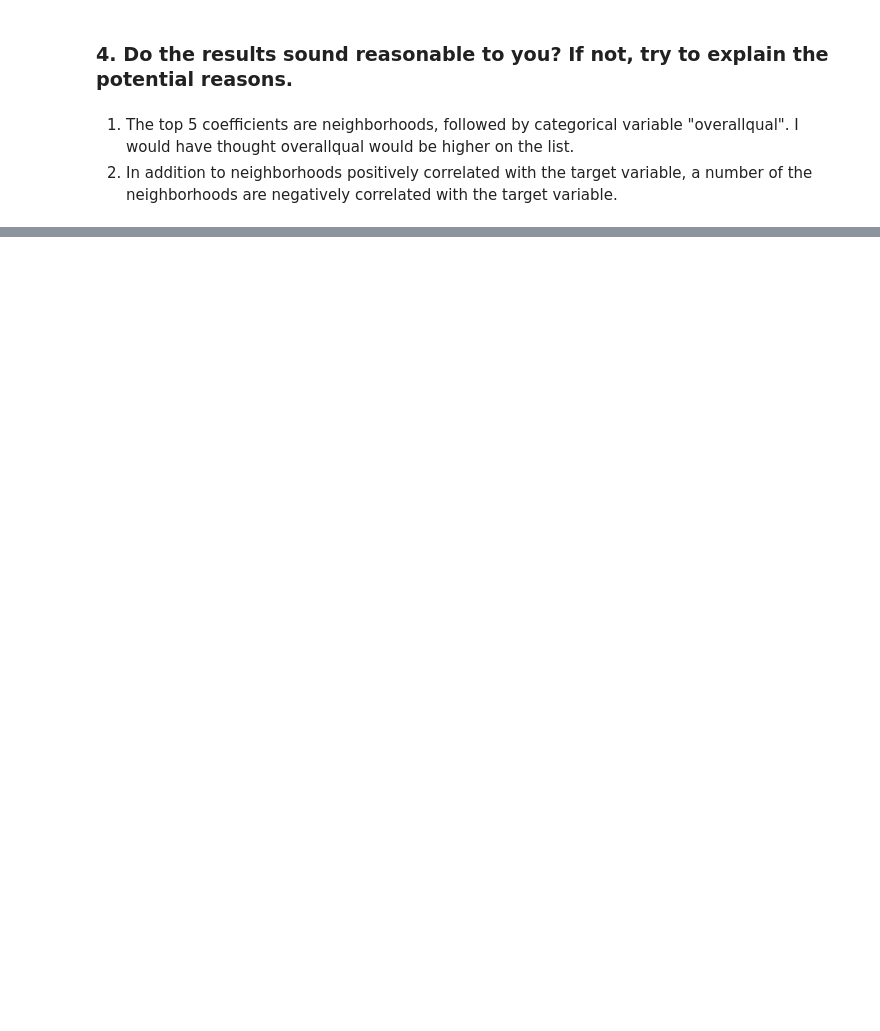
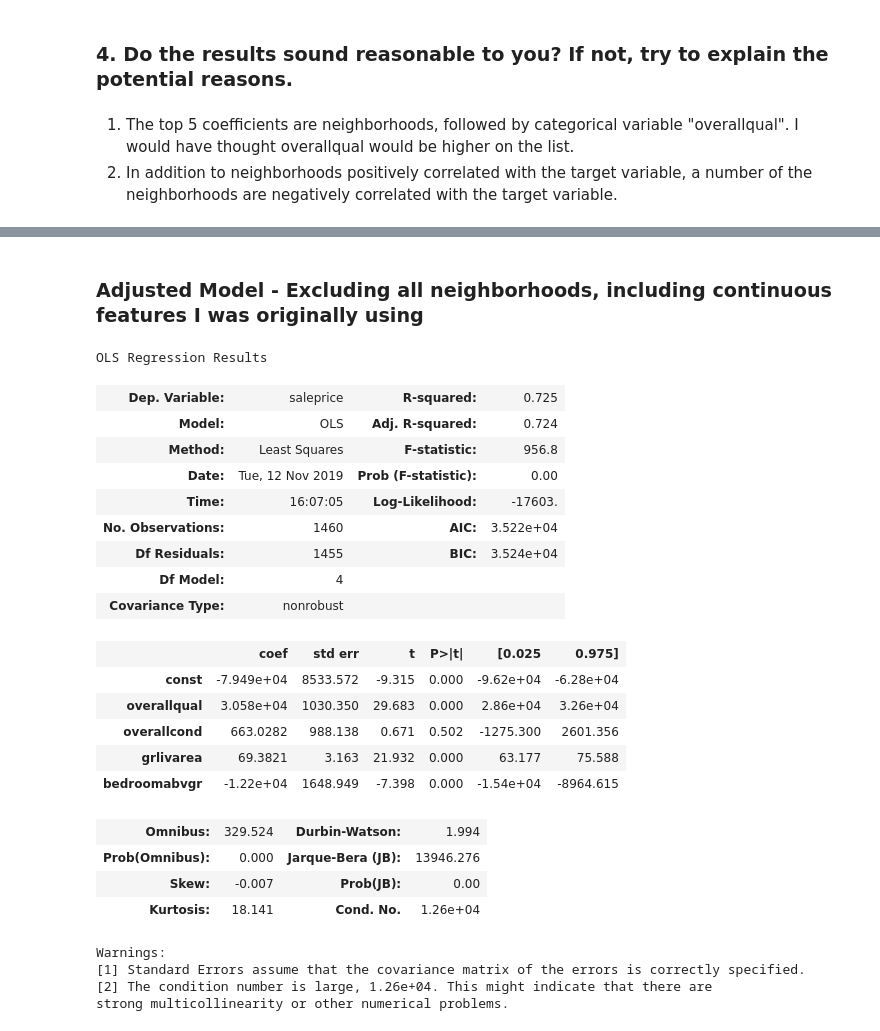
Before and after one commit to mrkjhsn/Thinkful-Exercises, a Jupyter notebook: linear_regression_housing_prices.ipynb, the cells around one changed output, grey strips where cells are left out. Saved outputs shown, nothing was run; the diff lists cells and outputs as text; code cells hidden in the pictures; blank space fills up the shorter version.

```diff
--- a/linear_regression_housing_prices.ipynb
+++ b/linear_regression_housing_prices.ipynb
@@ -624,0 +462,45 @@ dtype: float64
+# %% [markdown]
+### Adjusted Model - Excluding all neighborhoods, including continuous features I was originally using
+# %%
+# Y is the target variable
+Y = house_prices.saleprice
+
+# X is the feature
+# includ only continuous features
+# none of the neighborhoods
+X = pd.concat([house_features])
+# %%
+# using statsmodel
+
+# We need to manually add a constant
+# in statsmodels' sm
+X = sm.add_constant(X)
+
+results = sm.OLS(Y, X).fit()
+
+results.summary()
+# %% [output]
+OLS Regression Results
+| Dep. Variable: | saleprice | R-squared: | 0.725 |
+| Model: | OLS | Adj. R-squared: | 0.724 |
+| Method: | Least Squares | F-statistic: | 956.8 |
+| Date: | Tue, 12 Nov 2019 | Prob (F-statistic): | 0.00 |
+| Time: | 16:07:05 | Log-Likelihood: | -17603. |
+| No. Observations: | 1460 | AIC: | 3.522e+04 |
+| Df Residuals: | 1455 | BIC: | 3.524e+04 |
+| Df Model: | 4 |  |  |
+| Covariance Type: | nonrobust |  |  |
+|  | coef | std err | t | P>|t| | [0.025 | 0.975] |
+| const | -7.949e+04 | 8533.572 | -9.315 | 0.000 | -9.62e+04 | -6.28e+04 |
+| overallqual | 3.058e+04 | 1030.350 | 29.683 | 0.000 | 2.86e+04 | 3.26e+04 |
+| overallcond | 663.0282 | 988.138 | 0.671 | 0.502 | -1275.300 | 2601.356 |
+| grlivarea | 69.3821 | 3.163 | 21.932 | 0.000 | 63.177 | 75.588 |
+| bedroomabvgr | -1.22e+04 | 1648.949 | -7.398 | 0.000 | -1.54e+04 | -8964.615 |
+| Omnibus: | 329.524 | Durbin-Watson: | 1.994 |
+| Prob(Omnibus): | 0.000 | Jarque-Bera (JB): | 13946.276 |
+| Skew: | -0.007 | Prob(JB): | 0.00 |
+| Kurtosis: | 18.141 | Cond. No. | 1.26e+04 |
+Warnings:
+[1] Standard Errors assume that the covariance matrix of the errors is correctly specified.
+[2] The condition number is large, 1.26e+04. This might indicate that there are
+strong multicollinearity or other numerical problems.
```
Also changed, not shown: parts of 30 cells of this notebook.
